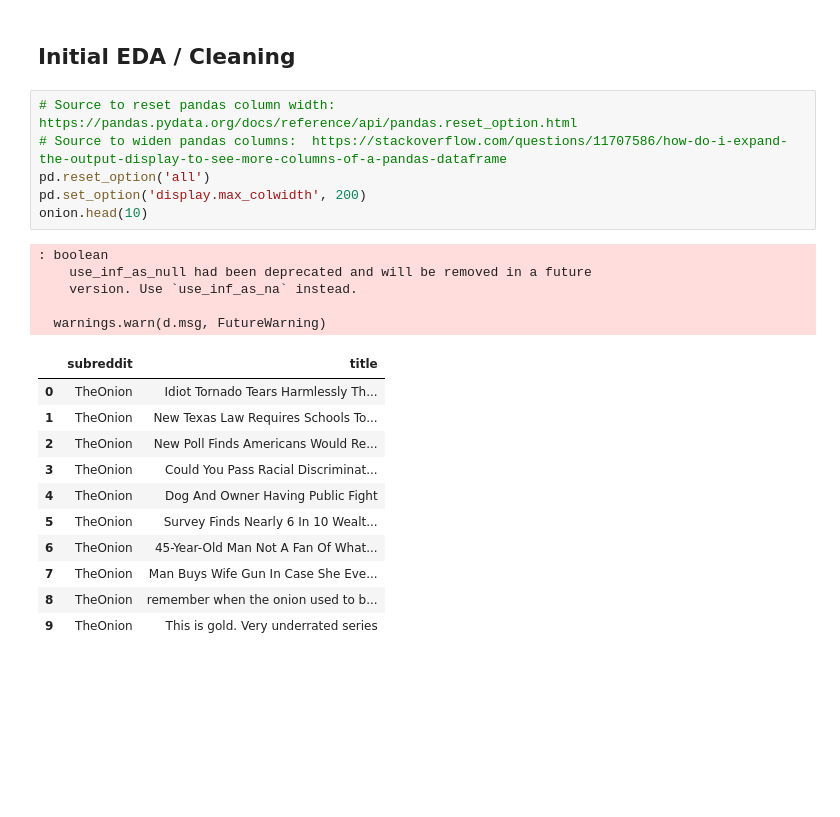
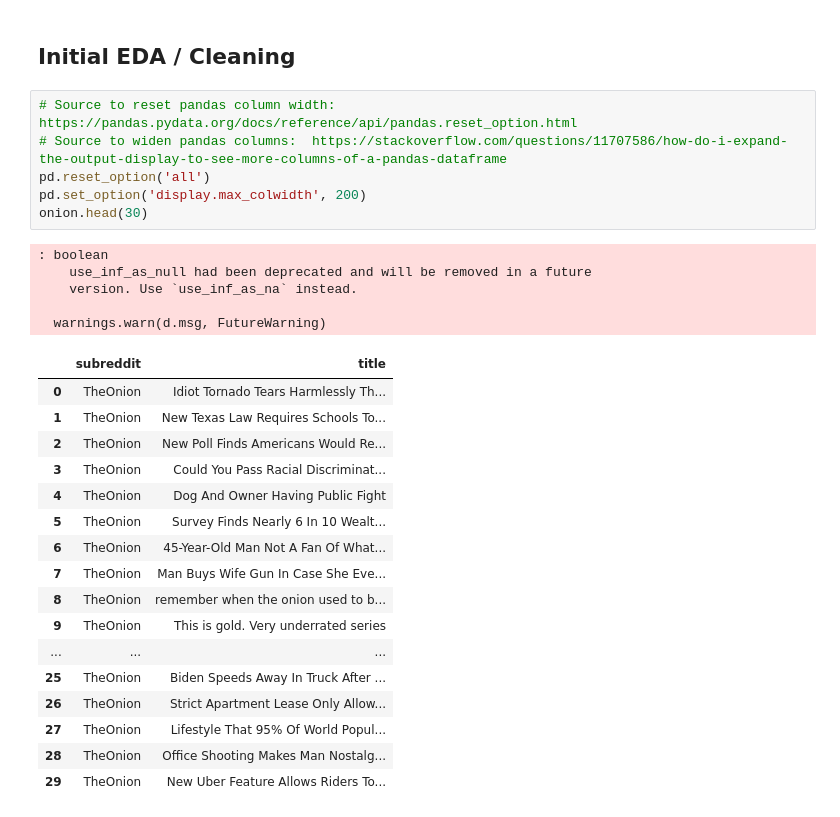
Before and after one commit to drossDS/Humor_Identification_with_NLP, a Jupyter notebook: code/2-Data_Cleaning.ipynb, the cells around one changed output. Drawn from its saved outputs; the diff is of its cells as text; blank space fills up the shorter version.

```diff
--- a/code/2-Data_Cleaning.ipynb
+++ b/code/2-Data_Cleaning.ipynb
@@ -320,24 +320,30 @@ wldnws = wldnws[['subreddit', 'title']]
 # %%
 # Source to reset pandas column width:  https://pandas.pydata.org/docs/reference/api/pandas.reset_option.html
 # Source to widen pandas columns:  https://stackoverflow.com/questions/11707586/how-do-i-expand-the-output-display-to-see-more-columns-of-a-pandas-dataframe
 pd.reset_option('all')
 pd.set_option('display.max_colwidth', 200)
-onion.head(10)
+onion.head(30)
 # %% [output]
 : boolean
     use_inf_as_null had been deprecated and will be removed in a future
     version. Use `use_inf_as_na` instead.
 
   warnings.warn(d.msg, FutureWarning)
 |  | subreddit | title |
 | 0 | TheOnion | Idiot Tornado Tears Harmlessly Th... |
 | 1 | TheOnion | New Texas Law Requires Schools To... |
 | 2 | TheOnion | New Poll Finds Americans Would Re... |
 | 3 | TheOnion | Could You Pass Racial Discriminat... |
 | 4 | TheOnion | Dog And Owner Having Public Fight |
 | 5 | TheOnion | Survey Finds Nearly 6 In 10 Wealt... |
 | 6 | TheOnion | 45-Year-Old Man Not A Fan Of What... |
 | 7 | TheOnion | Man Buys Wife Gun In Case She Eve... |
 | 8 | TheOnion | remember when the onion used to b... |
 | 9 | TheOnion | This is gold. Very underrated series |
+| ... | ... | ... |
+| 25 | TheOnion | Biden Speeds Away In Truck After ... |
+| 26 | TheOnion | Strict Apartment Lease Only Allow... |
+| 27 | TheOnion | Lifestyle That 95% Of World Popul... |
+| 28 | TheOnion | Office Shooting Makes Man Nostalg... |
+| 29 | TheOnion | New Uber Feature Allows Riders To... |
 # %%
```
Also changed, not shown: parts of 11 cells of this notebook.
